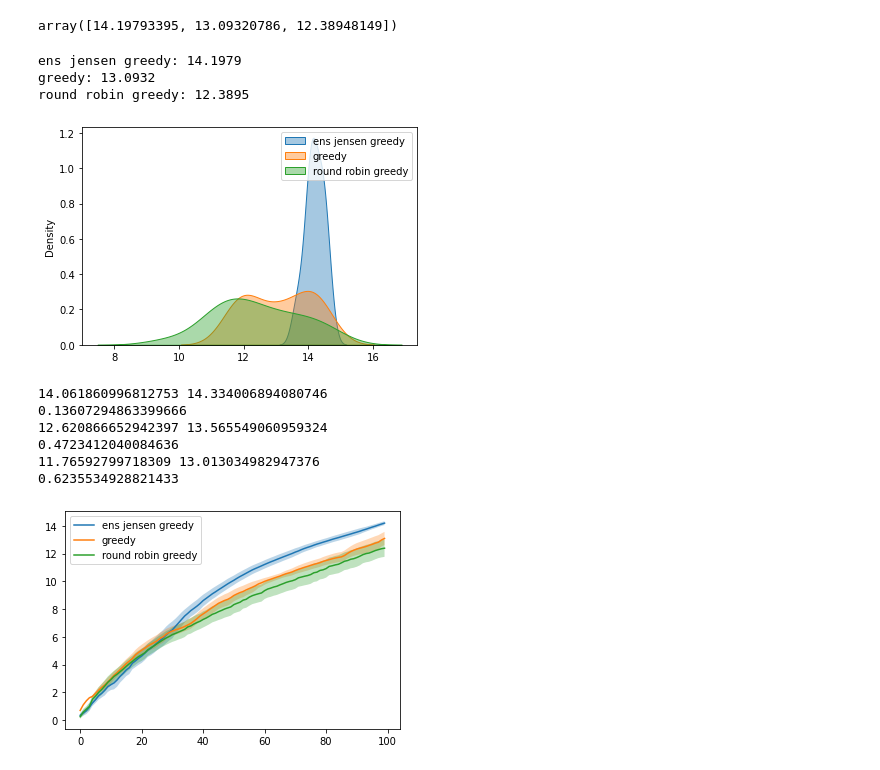
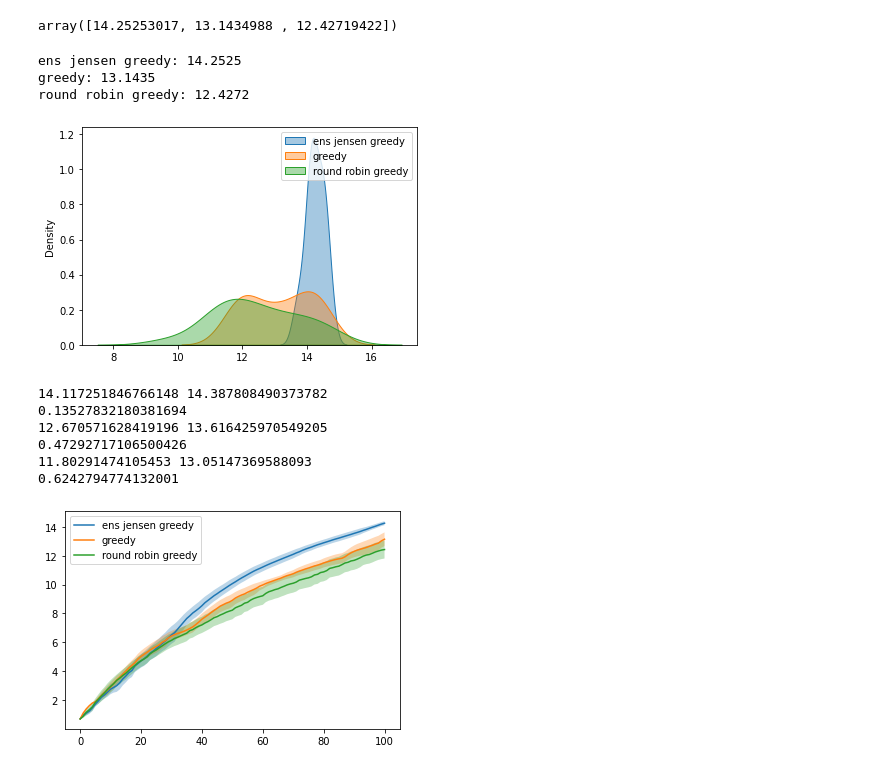
Before and after one commit to KrisNguyen135/diverse_as, a Jupyter notebook: notebooks/Performance/Utility.ipynb, the cells around one changed output. Saved outputs shown, nothing was run; the diff lists cells and outputs as text; code cells hidden in the pictures.

```diff
--- a/notebooks/Performance/Utility.ipynb
+++ b/notebooks/Performance/Utility.ipynb
@@ -30,17 +30,18 @@ utility_function = log_utility
 
 n_exps = 20
 n_classes = 6
+init_size = 1
 budget = 100
 
 basepath = os.path.join('../../data/results', data)
 
 
-utilities = np.ones((len(policies), n_exps, budget)) * -1
+utilities = np.ones((len(policies), n_exps, budget + init_size)) * -1
 
 for p_ind, policy in enumerate(policies):
     for i in range(n_exps):
         labels = np.loadtxt(
-            os.path.join(basepath, policy, f'{policy}__queried_labels__{i + 1}.csv'),
+            os.path.join(basepath, policy, f'{policy}__labels__{i + 1}.csv'),
             dtype=int
         ).flatten() - 1
 
@@ -50,7 +51,7 @@ assert np.all(utilities != -1)
 # %%
 utilities[..., -1].mean(axis=1)
 # %% [output]
-array([14.19793395, 13.09320786, 12.38948149])
+array([14.25253017, 13.1434988 , 12.42719422])
 # %%
 for p_ind, policy in enumerate(policies):
     print(f'{policy}: {utilities[p_ind, :, -1].mean():.4f}')
@@ -58,25 +59,25 @@ for p_ind, policy in enumerate(policies):
 
 plt.legend();
 # %% [output]
-ens jensen greedy: 14.1979
-greedy: 13.0932
-round robin greedy: 12.3895
+ens jensen greedy: 14.2525
+greedy: 13.1435
+round robin greedy: 12.4272
-[figure, old version]
+[figure, new version]
 # %%
 for p_ind, policy in enumerate(policies):
     plt.plot(utilities[p_ind].mean(axis=0), label=policy)
     lower, upper = DescrStatsW(utilities[p_ind]).tconfint_mean()
-    plt.fill_between(np.arange(budget), lower, upper, alpha=0.3)
+    plt.fill_between(np.arange(init_size + budget), lower, upper, alpha=0.3)
 
     print(lower[-1], upper[-1])
     print((upper[-1] - lower[-1]) / 2)
 
 plt.legend();
 # %% [output]
-14.061860996812753 14.334006894080746
-0.13607294863399666
-12.620866652942397 13.565549060959324
-0.4723412040084636
-11.76592799718309 13.013034982947376
-0.6235534928821433
+14.117251846766148 14.387808490373782
+0.13527832180381694
+12.670571628419196 13.616425970549205
+0.47292717106500426
+11.80291474105453 13.05147369588093
+0.6242794774132001
-[figure, old version]
+[figure, new version]
```
Also changed, not shown: 5 other files.
